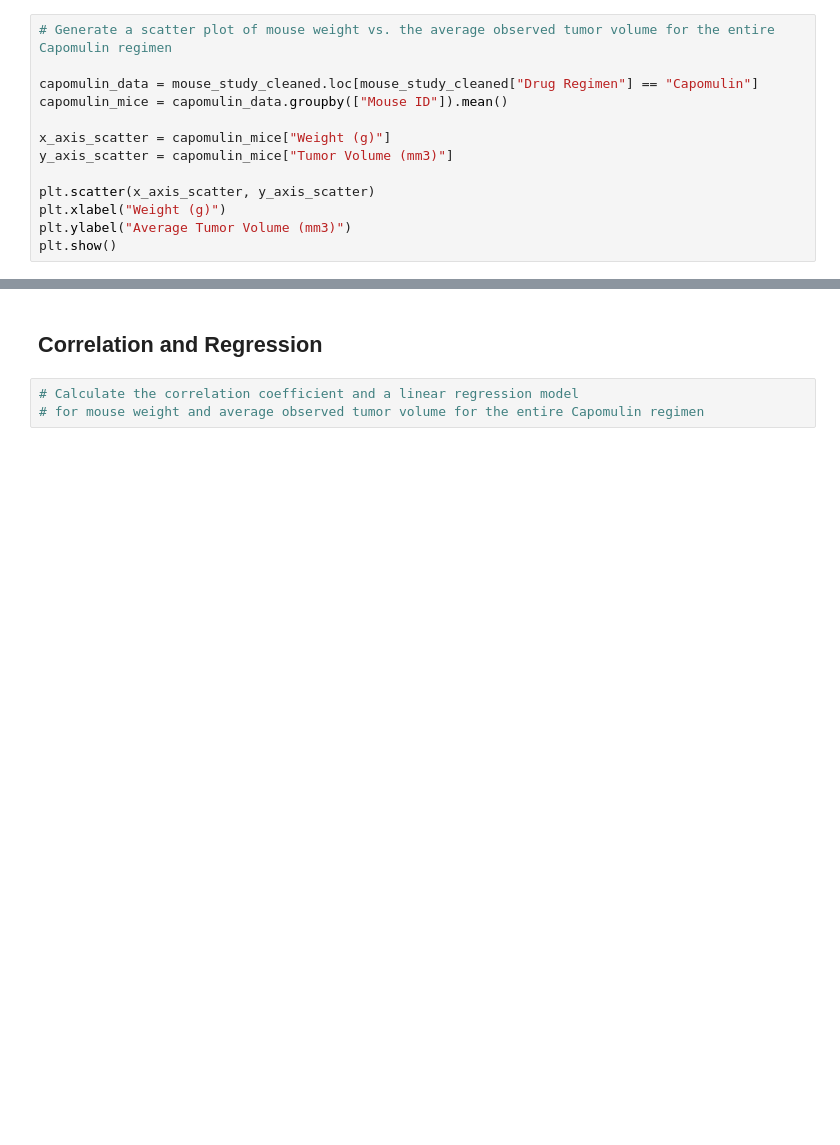
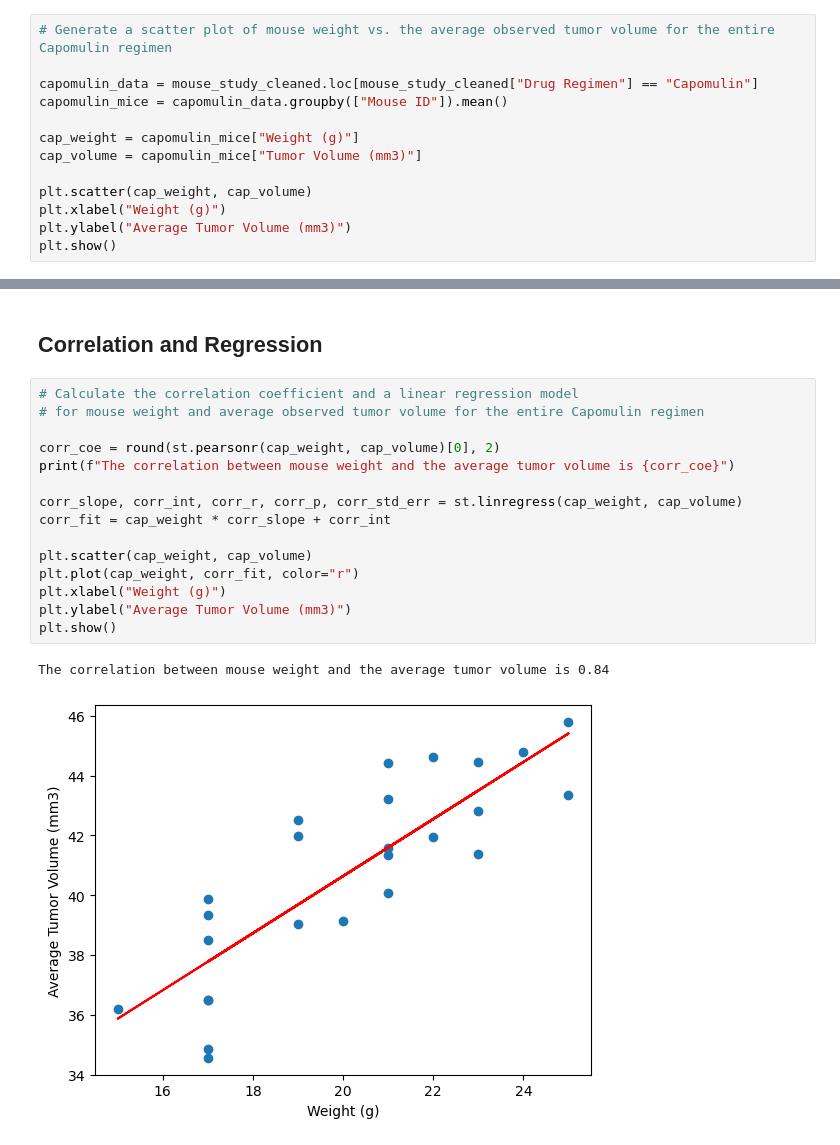
Before and after one commit to dmropp/data-visualization-challenge, a Jupyter notebook: Pymaceuticals/pymaceuticals_main.ipynb, the cells around one changed output, grey strips where cells are left out. Cells and saved outputs as stored; diff of their text form; blank space fills up the shorter version.

```diff
--- a/Pymaceuticals/pymaceuticals_main.ipynb
+++ b/Pymaceuticals/pymaceuticals_main.ipynb
@@ -434,10 +434,10 @@ plt.show()
 capomulin_data = mouse_study_cleaned.loc[mouse_study_cleaned["Drug Regimen"] == "Capomulin"]
 capomulin_mice = capomulin_data.groupby(["Mouse ID"]).mean()
 
-x_axis_scatter = capomulin_mice["Weight (g)"]
-y_axis_scatter = capomulin_mice["Tumor Volume (mm3)"]
+cap_weight = capomulin_mice["Weight (g)"]
+cap_volume = capomulin_mice["Tumor Volume (mm3)"]
 
-plt.scatter(x_axis_scatter, y_axis_scatter)
+plt.scatter(cap_weight, cap_volume)
 plt.xlabel("Weight (g)")
 plt.ylabel("Average Tumor Volume (mm3)")
 plt.show()
@@ -445,6 +445,21 @@ plt.show()
 [figure]
 # %% [markdown]
 ## Correlation and Regression
-# %%
-# Calculate the correlation coefficient and a linear regression model
-# for mouse weight and average observed tumor volume for the entire Capomulin regimen
+# %%
+# Calculate the correlation coefficient and a linear regression model
+# for mouse weight and average observed tumor volume for the entire Capomulin regimen
+
+corr_coe = round(st.pearsonr(cap_weight, cap_volume)[0], 2)
+print(f"The correlation between mouse weight and the average tumor volume is {corr_coe}")
+
+corr_slope, corr_int, corr_r, corr_p, corr_std_err = st.linregress(cap_weight, cap_volume)
+corr_fit = cap_weight * corr_slope + corr_int
+
+plt.scatter(cap_weight, cap_volume)
+plt.plot(cap_weight, corr_fit, color="r")
+plt.xlabel("Weight (g)")
+plt.ylabel("Average Tumor Volume (mm3)")
+plt.show()
+# %% [output]
+The correlation between mouse weight and the average tumor volume is 0.84
+[figure, added]
```
